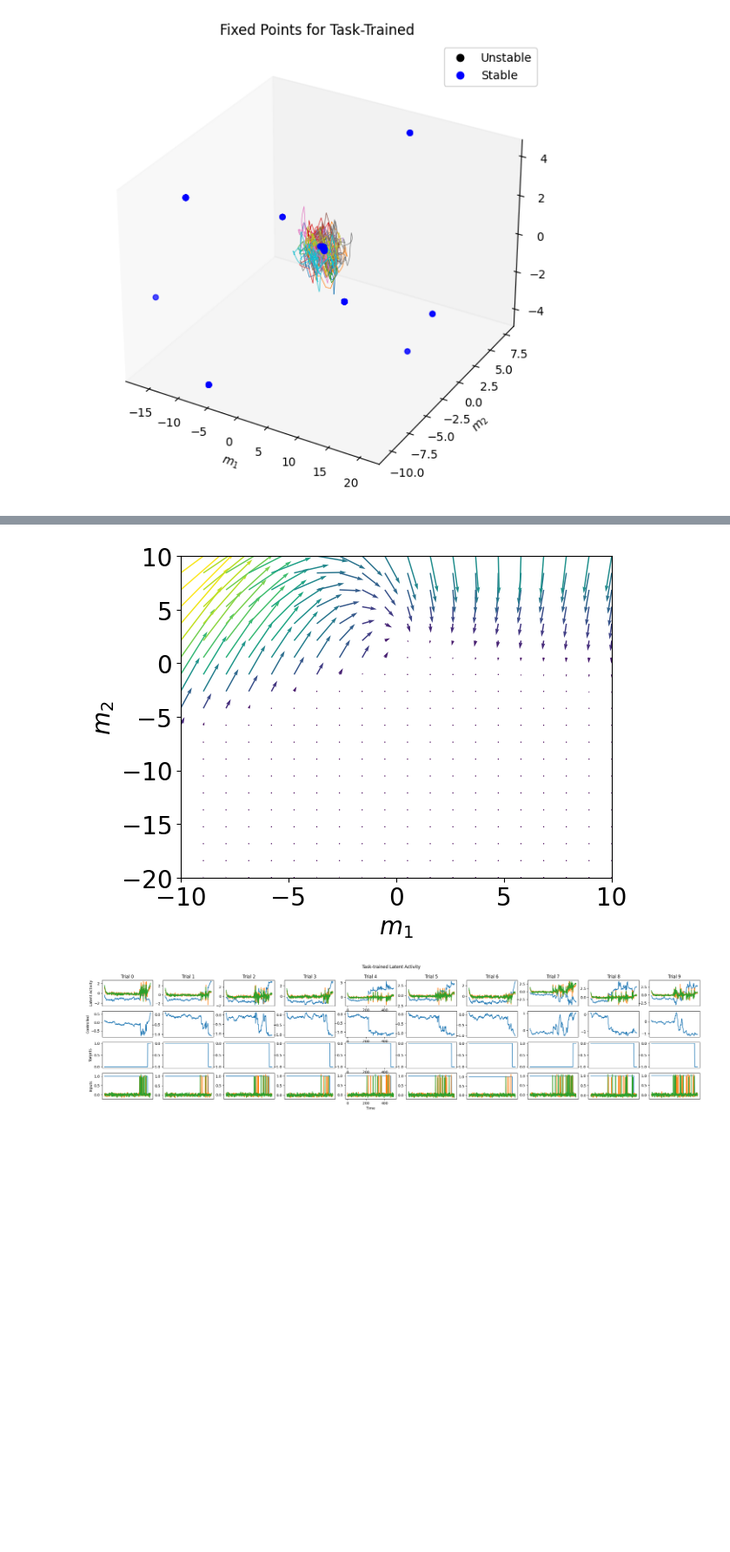
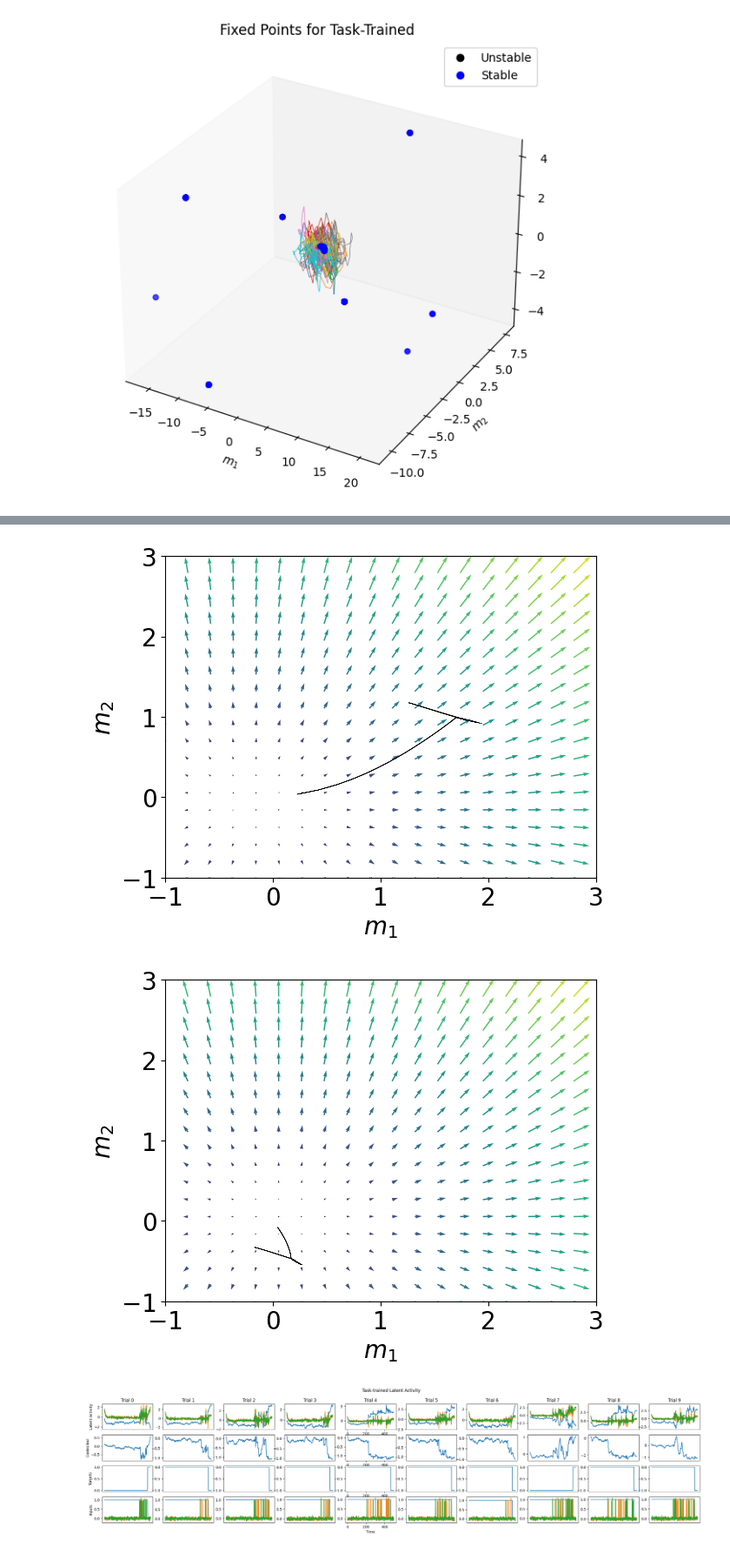
Before and after one commit to alejandradu/ComputationThruDynamicsBenchmark, a Jupyter notebook: examples/notebooks/PC_TT_analysis.ipynb, the cells around one changed output, grey strips where cells are left out. Shown at 87% size. Cells and saved outputs as stored; diff of their text form; code cells hidden in the pictures; blank space fills up the shorter version.

```diff
--- a/examples/notebooks/PC_TT_analysis.ipynb
+++ b/examples/notebooks/PC_TT_analysis.ipynb
@@ -234,43 +387,58 @@ node1 = Analysis_TT(run_name = "node1", filepath = sweep + "/" + r1 + "/")
 node14 = Analysis_TT(run_name = "node14", filepath = sweep + "/" + r14 + "/")
 node26 = Analysis_TT(run_name = "node32", filepath = sweep + "/" + r26 + "/")
 # node32 = Analysis_TT(run_name = "node1", filepath = sweep + "/" + r32 + "/")
+
+fr1 = "/scratch/gpfs/ad2002/content/trained_models/task-trained/20250329_PClicks_fr_grid_test/max_epochs=500_batch_size=256_weight_decay=1.00E-05_learning_rate=1.00E-03_noise=0.00E+00_rateL=1_seed=0_latent_size=2/"
+fr1_ana = Analysis_TT(run_name = "fr1", filepath = fr1)
 
 # node1.plot_trial_io(num_trials = 3)
 # node14.plot_trial_io(num_trials = 3)
 # node26.plot_trial_io(num_trials = 3)
 
 # # NOTE that running pca takes maximum variance and plotting the trajectories might magnify any noise in them
 
 # choose pca and/or tsne when >3 latents
 # node1.plot_trial_latents(num_trials = 100, reduce_3_latents=False, pca=True)
 # node14.plot_trial_latents(num_trials = 100, reduce_3_latents=False, pca=True)
 # node26.plot_trial_latents(num_trials = 100, reduce_3_latents=False, pca=True)
 
 # # NO FIXED POINTS SHOULD BE FOUND - then what is the point of DSAAAA
 # # plot the trajs and fixed points
 # node_pclicks_39_2lat.plot_fps(
 #                     num_traj=10,
 #                     n_inits=1024,
 #                     noise_scale=0.0,
 #                     learning_rate=1e-3,  # higher LR brings up spurious unstable points
 #                     max_iters=10000,
 #                     device="cpu",
 #                     seed=0,
 #                     compute_jacobians=True,
 #                     q_thresh=1e-6,
 #                     n_pca_components=3,
 #                     return_pca_model = False,
 #                     do_pca=False,
 #                     plot_only_points=False,
 #                     return_points = False,
 #                 )
 
 # MANUAL inputs: of shape (1, task_input_size)
-node1.plot_flow_field(latents_range = [[-10,10],[-20,10]], num_points = 20, inputs = torch.zeros(1,3), xstar=None,
-                        q_flag=None, colors_fps=None, num_traj=0, cmap=plt.cm.viridis, scatter_trajectories=False,
-                        params = None, noiseless=False)
+fr1_ana.plot_flow_field(latents_range = [[-1,3],[-1,3]], num_points = 20, inputs = torch.zeros(1,3), xstar=None,
+                        q_flag=None, colors_fps=None, num_traj=10, cmap=plt.cm.viridis, scatter_trajectories=False,
+                        params = None, noiseless=False, intrinsic=True)
+
+# print(node1.get_loss(pc_loss_func))
+
+# CHANGE THE M1, M2 LABELS - they are latent 1 and 2 literally
+
+
+fr39 = "/scratch/gpfs/ad2002/content/trained_models/task-trained/20250329_PClicks_fr_grid_test/max_epochs=500_batch_size=256_weight_decay=1.00E-08_learning_rate=1.00E-04_noise=0.00E+00_rateL=39_seed=0_latent_size=2/"
+fr39_ana = Analysis_TT(run_name = "fr39", filepath = fr39)
+fr39_ana.plot_flow_field(latents_range = [[-1,3],[-1,3]], num_points = 20, inputs = torch.zeros(1,3), xstar=None,
+                        q_flag=None, colors_fps=None, num_traj=10, cmap=plt.cm.viridis, scatter_trajectories=False,
+                        params = None, noiseless=False, intrinsic=True)
 # %% [output]
-[figure, old version]
+[figure, new version]
+[figure, added]
 # %%
 # FullRankRNN
 
```
Also changed, not shown: parts of 7 cells of this notebook, 28 other files.
